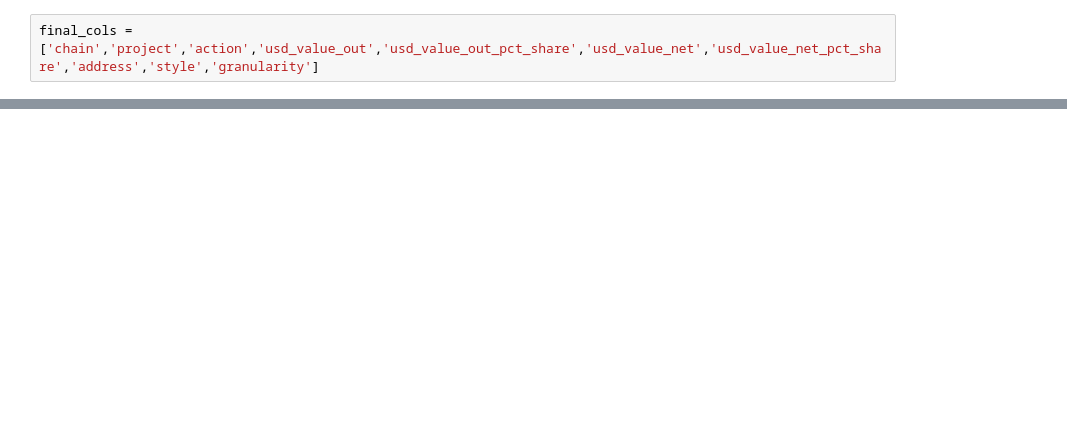
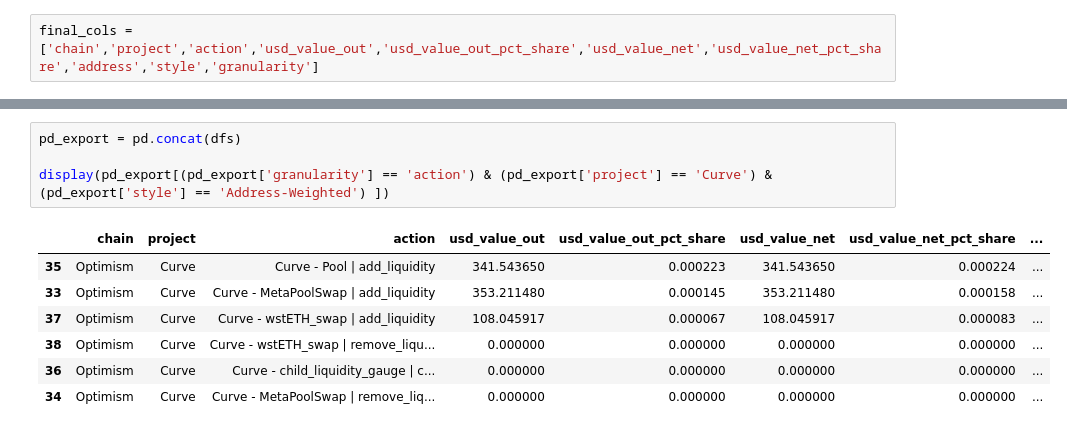
Before and after one commit to MSilb7/op_data, a Jupyter notebook: op_whale_actions.ipynb, the cells around one changed output, grey strips where cells are left out. Cells and saved outputs as stored; diff of their text form; blank space fills up the shorter version.

```diff
--- a/op_whale_actions.ipynb
+++ b/op_whale_actions.ipynb
@@ -248 +377,13 @@ for c in chains:
+# %%
+pd_export = pd.concat(dfs)
+
+display(pd_export[(pd_export['granularity'] == 'action') & (pd_export['project'] == 'Curve') & (pd_export['style'] == 'Address-Weighted') ])
+# %% [output]
+|  | chain | project | action | usd_value_out | usd_value_out_pct_share | usd_value_net | usd_value_net_pct_share | ... |
+| 35 | Optimism | Curve | Curve - Pool | add_liquidity | 341.543650 | 0.000223 | 341.543650 | 0.000224 | ... |
+| 33 | Optimism | Curve | Curve - MetaPoolSwap | add_liquidity | 353.211480 | 0.000145 | 353.211480 | 0.000158 | ... |
+| 37 | Optimism | Curve | Curve - wstETH_swap | add_liquidity | 108.045917 | 0.000067 | 108.045917 | 0.000083 | ... |
+| 38 | Optimism | Curve | Curve - wstETH_swap | remove_liqu... | 0.000000 | 0.000000 | 0.000000 | 0.000000 | ... |
+| 36 | Optimism | Curve | Curve - child_liquidity_gauge | c... | 0.000000 | 0.000000 | 0.000000 | 0.000000 | ... |
+| 34 | Optimism | Curve | Curve - MetaPoolSwap | remove_liq... | 0.000000 | 0.000000 | 0.000000 | 0.000000 | ... |
 # %%
```
Also changed, not shown: parts of 9 cells of this notebook, 6 other files.
